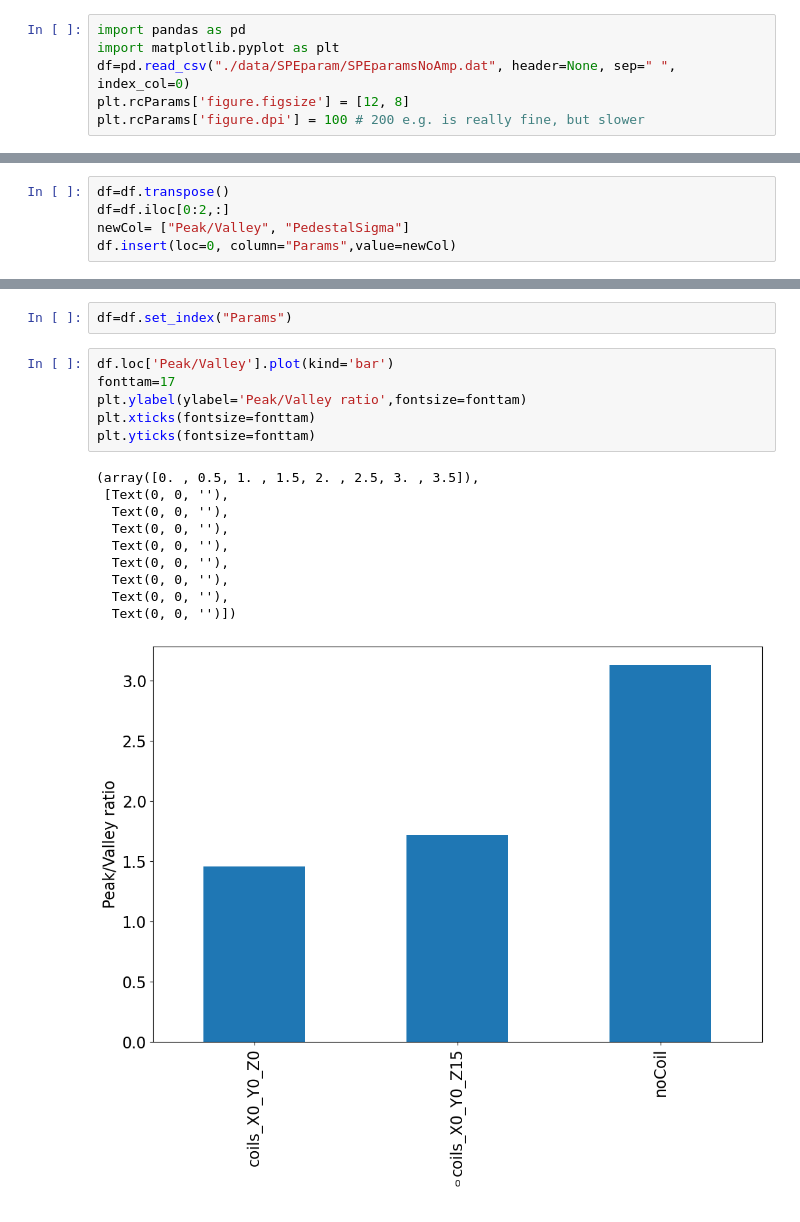
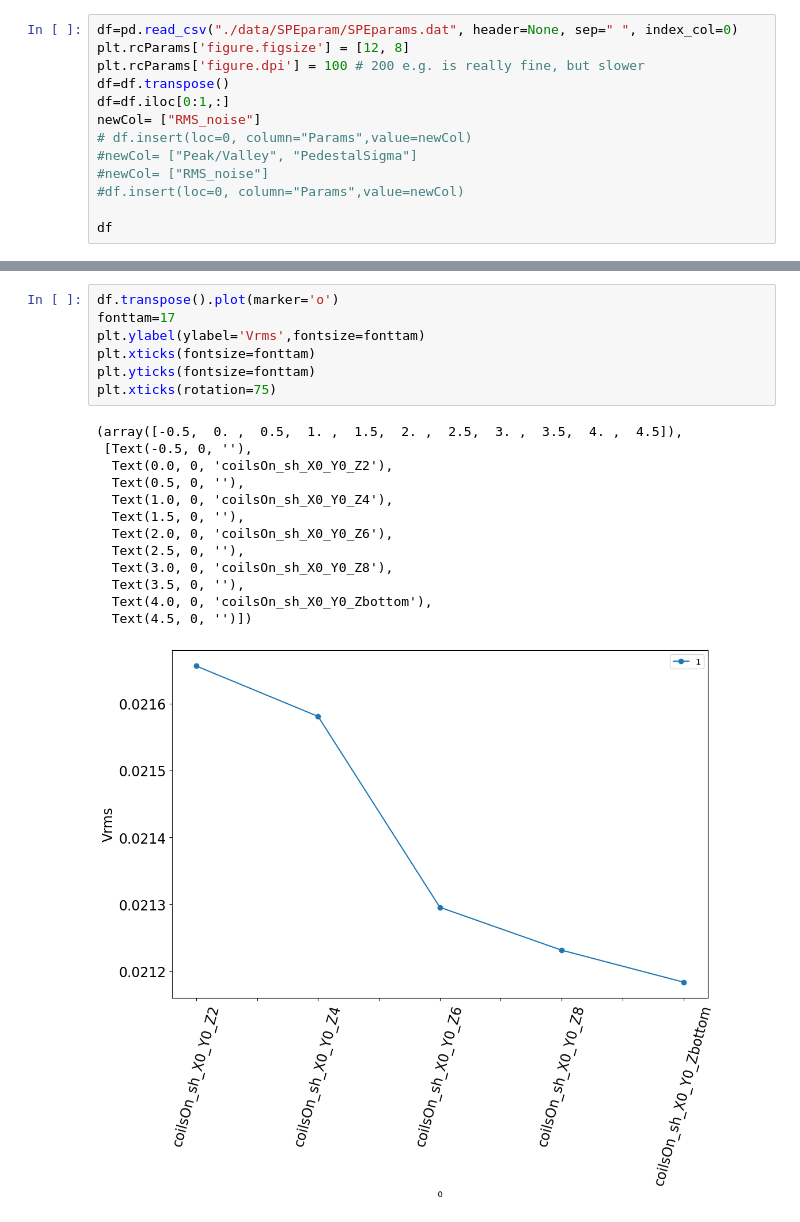
Before and after one commit to alinegt/proyectitosWChava, a Jupyter notebook: SPE/PlotParams.ipynb, the cells around one changed output, grey strips where cells are left out. Drawn from its saved outputs; the diff is of its cells as text.

Commit message:
Plotting rms noise

```diff
--- a/SPE/PlotParams.ipynb
+++ b/SPE/PlotParams.ipynb
@@ -1,6 +4,13 @@
 # %%
-import pandas as pd
-import matplotlib.pyplot as plt
-df=pd.read_csv("./data/SPEparam/SPEparamsNoAmp.dat", header=None, sep=" ", index_col=0)
+df=pd.read_csv("./data/SPEparam/SPEparams.dat", header=None, sep=" ", index_col=0)
 plt.rcParams['figure.figsize'] = [12, 8]
 plt.rcParams['figure.dpi'] = 100 # 200 e.g. is really fine, but slower
+df=df.transpose()
+df=df.iloc[0:1,:]
+newCol= ["RMS_noise"]
+# df.insert(loc=0, column="Params",value=newCol)
+#newCol= ["Peak/Valley", "PedestalSigma"]
+#newCol= ["RMS_noise"]
+#df.insert(loc=0, column="Params",value=newCol)
+
+df
@@ -7,5 +19,0 @@ plt.rcParams['figure.dpi'] = 100 # 200 e.g. is really fine, but slower
-# %%
-df=df.transpose()
-df=df.iloc[0:2,:]
-newCol= ["Peak/Valley", "PedestalSigma"]
-df.insert(loc=0, column="Params",value=newCol)
@@ -18,19 +20,21 @@ df
-# %%
-df=df.set_index("Params")
 # %%
-df.loc['Peak/Valley'].plot(kind='bar')
+df.transpose().plot(marker='o')
 fonttam=17
-plt.ylabel(ylabel='Peak/Valley ratio',fontsize=fonttam)
+plt.ylabel(ylabel='Vrms',fontsize=fonttam)
 plt.xticks(fontsize=fonttam)
 plt.yticks(fontsize=fonttam)
+plt.xticks(rotation=75)
 # %% [output]
-(array([0. , 0.5, 1. , 1.5, 2. , 2.5, 3. , 3.5]),
- [Text(0, 0, ''),
-  Text(0, 0, ''),
-  Text(0, 0, ''),
-  Text(0, 0, ''),
-  Text(0, 0, ''),
-  Text(0, 0, ''),
-  Text(0, 0, ''),
-  Text(0, 0, '')])
+(array([-0.5,  0. ,  0.5,  1. ,  1.5,  2. ,  2.5,  3. ,  3.5,  4. ,  4.5]),
+ [Text(-0.5, 0, ''),
+  Text(0.0, 0, 'coilsOn_sh_X0_Y0_Z2'),
+  Text(0.5, 0, ''),
+  Text(1.0, 0, 'coilsOn_sh_X0_Y0_Z4'),
+  Text(1.5, 0, ''),
+  Text(2.0, 0, 'coilsOn_sh_X0_Y0_Z6'),
+  Text(2.5, 0, ''),
+  Text(3.0, 0, 'coilsOn_sh_X0_Y0_Z8'),
+  Text(3.5, 0, ''),
+  Text(4.0, 0, 'coilsOn_sh_X0_Y0_Zbottom'),
+  Text(4.5, 0, '')])
-[figure, old version]
+[figure, new version]
```
Also changed, not shown: parts of 4 cells of this notebook.
